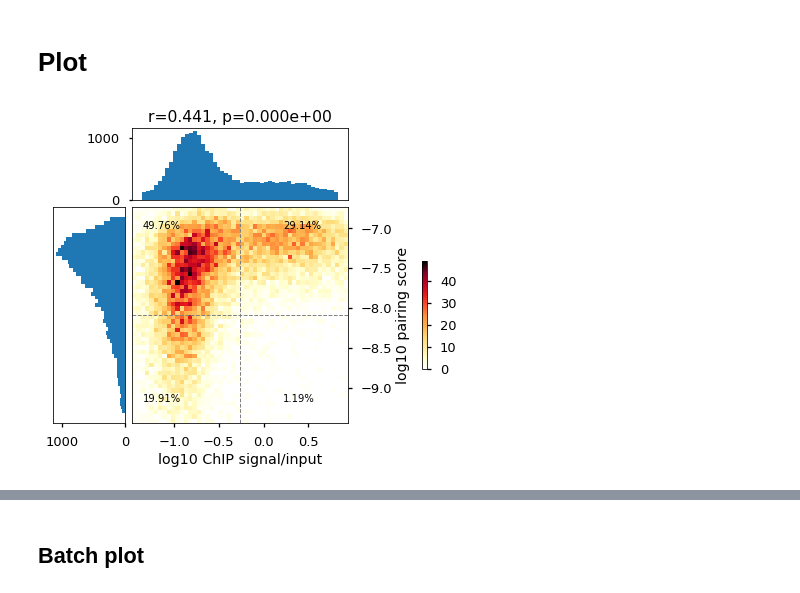
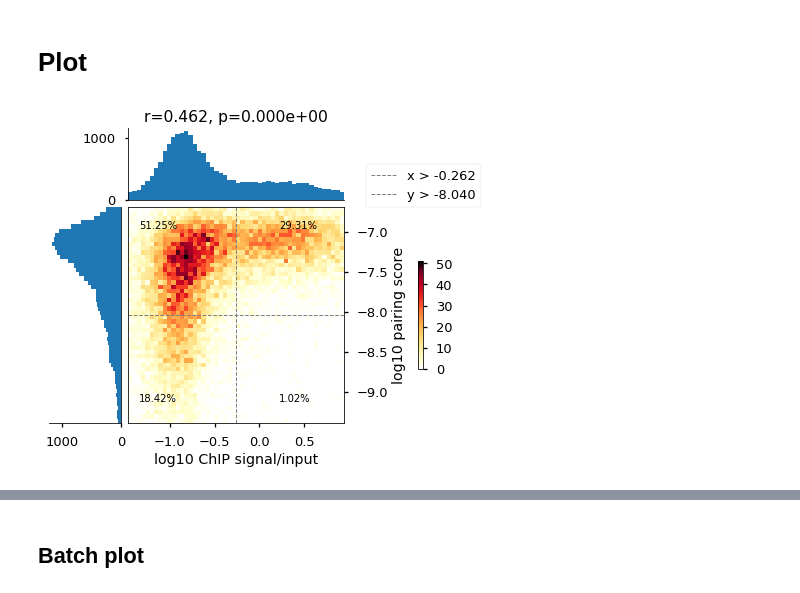
Before and after one commit to golobor/homolog-pairing, a Jupyter notebook: 2018-02-14-golden-plotter.ipynb, the cells around one changed output, grey strips where cells are left out. Cells and saved outputs as stored; diff of their text form; code cells hidden in the pictures.

Commit message:
update golden-plotter

```diff
--- a/2018-02-14-golden-plotter.ipynb
+++ b/2018-02-14-golden-plotter.ipynb
@@ -119,9 +119,14 @@ dm3_057_439_chromsizes = bioframe.read_chromsizes(
     all_names=True)
 # %%
 RES = 4000
-pairing = pd.read_table(
-    '/net/levsha/share/lab/DrosophilaWulab/tracks/pairing-057-439/tables/JJ17_18.log2_pairing.res_{}.win_24000.balance.nonorm.per_hom.nanmean.tsv'.format(RES),
-    #'/net/levsha/share/lab/DrosophilaWulab/tracks/pairing-057-439/tables/JJ25_26.log2_pairing.res_4000.win_24000.balance.nonorm.per_hom.nanmean.tsv',
+pairing_JJ17_18 = pd.read_table(
+    '/net/levsha/share/lab/DrosophilaWulab/tracks/pairing-057-439/tables/JJ17_18.log2_pairing.res_{}.win_24000.balanced.3R_adj.nonorm.per_hom.nanmean.tsv'.format(RES),
+    comment='#'
+
+)
+
+pairing_JJ25_26 = pd.read_table(
+    '/net/levsha/share/lab/DrosophilaWulab/tracks/pairing-057-439/tables/JJ25_26.log2_pairing.res_{}.win_24000.balance.nonorm.per_hom.nanmean.tsv'.format(RES),
     comment='#'
 
 )
@@ -131,7 +136,7 @@ eigs= pd.read_table(
 # %% [markdown]
 # Define plotting functions
 # %%
-def get_bin_data(bw_path, use_chrX=True):
+def get_bin_data(bw_path, pairing, use_chrX=True):
     x = None
     y = None
     chroms = ['chr2L','chr2R','chr3L','chr3R']
@@ -156,11 +161,16 @@ def get_bin_data(bw_path, use_chrX=True):
 
     return x,y
 # %%
-def golden_plot(x,y, show_quadrants=True, x_quadrant=None, y_quadrant=None):
+def golden_plot(x,y,
+                show_quadrants=True,
+                x_quadrant=None,
+                y_quadrant=None,
+                percentile_range=(2.5,97.5),
+                hist2d_kwargs={}):
     mask = np.isfinite(x) & np.isfinite(y)
 
-    xspan = (np.percentile(x[mask],2.5), np.percentile(x[mask],97.5))
-    yspan = (np.percentile(y[mask],2.5), np.percentile(y[mask],97.5))
+    xspan = (np.percentile(x[mask], percentile_range[0]), np.percentile(x[mask], percentile_range[1]))
+    yspan = (np.percentile(y[mask], percentile_range[0]), np.percentile(y[mask], percentile_range[1]))
 
     show_quadrants = True
     x_quadrant = (xspan[0] + (xspan[1] - xspan[0])/2) if x_quadrant is None else x_quadrant
@@ -178,7 +188,8 @@ def golden_plot(x,y, show_quadrants=True, x_quadrant=None, y_quadrant=None):
         y[mask],
         bins=50,
         cmap='fall',
-        range=[xspan, yspan]
+        range=[xspan, yspan],
+        **hist2d_kwargs
         )
 
     plt.gca().yaxis.tick_right()
@@ -187,8 +198,8 @@ def golden_plot(x,y, show_quadrants=True, x_quadrant=None, y_quadrant=None):
     plt.ylabel('log10 pairing score')
     plt.xlabel('log10 ChIP signal/input')
     if show_quadrants:
-        plt.axvline(x_quadrant, ls='--', lw=1, color='gray')
-        plt.axhline(y_quadrant, ls='--', lw=1, color='gray')
+        plt.axvline(x_quadrant, ls='--', lw=1, color='gray', label=f'x > {x_quadrant:.03f}')
+        plt.axhline(y_quadrant, ls='--', lw=1, color='gray', label=f'y > {y_quadrant:.03f}')
         plt.text(
             xspan[0] + (xspan[1]-xspan[0]) * 0.05,
             yspan[0] + (yspan[1]-yspan[0]) * 0.9,
@@ -209,22 +220,32 @@ def golden_plot(x,y, show_quadrants=True, x_quadrant=None, y_quadrant=None):
             yspan[0] + (yspan[1]-yspan[0]) * 0.1,
             '{:.2f}%'.format((mask & (x >= x_quadrant) & (y < y_quadrant)).sum() / mask.sum() * 100)
         )
+        plt.legend(loc=(1.1, 1.0))
+
 
     plt.subplot(gs[(2,4)])
     plt.axis('off')
     plt.colorbar(hm)
+
 
     plt.subplot(gs[(0,2)])
     _=plt.hist(x[mask], range=xspan, bins=50)
     plt.xticks([])
     sp = st.spearmanr(x[mask], y[mask])
     plt.title(f'r={sp.correlation:.3f}, p={sp.pvalue:.3e}')
+    plt.xlim(*xspan)
+    plt.gca().spines['top'].set_visible(False)
+    plt.gca().spines['right'].set_visible(False)
+
 
     plt.subplot(gs[(2,0)])
     _=plt.hist(y[mask], range=yspan, bins=50,
                orientation='horizontal',)
     plt.xlim(plt.xlim()[1], plt.xlim()[0])
     plt.yticks([])
+    plt.ylim(*yspan)
+    plt.gca().spines['top'].set_visible(False)
+    plt.gca().spines['left'].set_visible(False)
 # %% [markdown]
 # Plot
 # %%
@@ -244,5 +265,6 @@ bw_path = '/net/levsha/share/lab/DrosophilaWulab/tracks/chip/bigwig/dm3/ChIP__RN
 # %%
-x,y = get_bin_data(bw_path=bw_path, use_chrX=False)
+bw_path = '/net/levsha/share/lab/DrosophilaWulab/tracks/chip/bigwig/dm3/ChIP__RNAPII_NT__Kc167__LiCorces2015__VS__ChIP__IgG_NT__Kc167__LiCorces2015.fc.signal.bw'
+x,y = get_bin_data(bw_path=bw_path, pairing=pairing_JJ17_18, use_chrX=False)
 golden_plot(x,y, show_quadrants=True, x_quadrant=None, y_quadrant=None)
 # %% [output]
-[figure, old version]
+[figure, new version]
```
Also changed, not shown: parts of 9 cells of this notebook.
